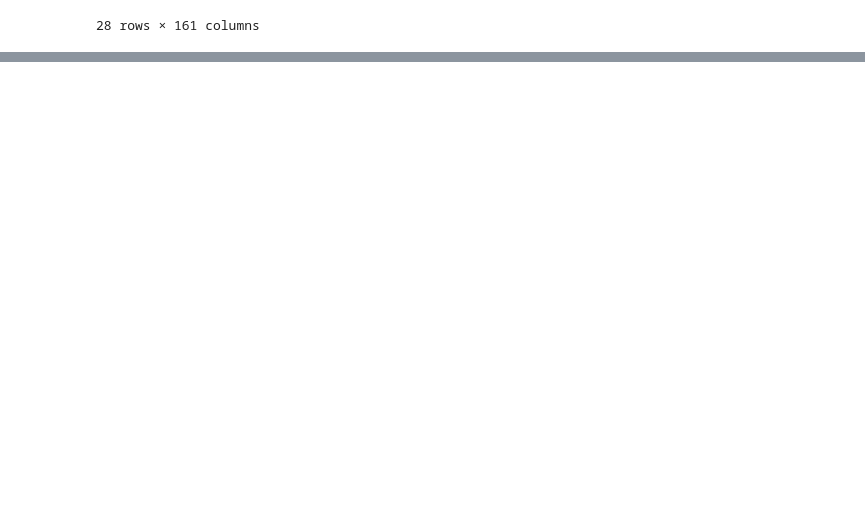
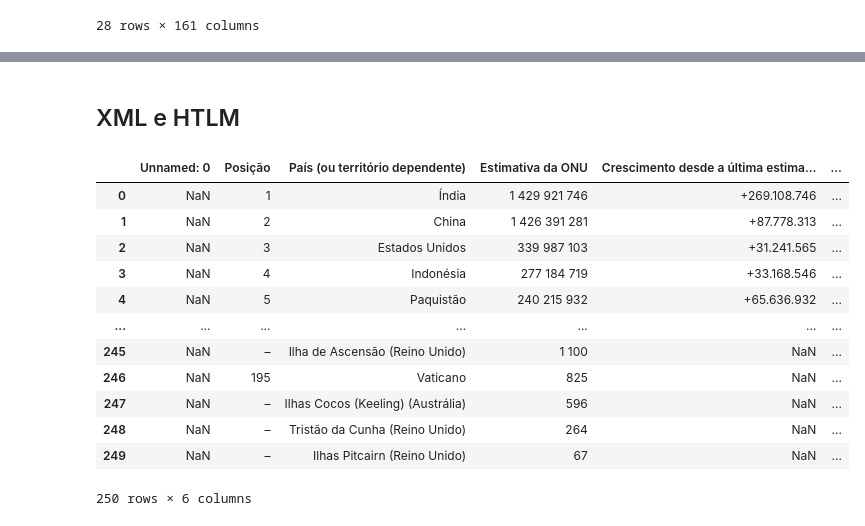
Before and after one commit to Uill-Iam/Estudo, a Jupyter notebook: Python/Pandas/Pandas_IO/pratica_exercicios.ipynb, the cells around one changed output, grey strips where cells are left out. Drawn from its saved outputs; the diff is of its cells as text; code cells hidden in the pictures; blank space fills up the shorter version.

```diff
--- a/Python/Pandas/Pandas_IO/pratica_exercicios.ipynb
+++ b/Python/Pandas/Pandas_IO/pratica_exercicios.ipynb
@@ -35,0 +92,22 @@ dados_sus = pd.read_csv(url,sep=';',encoding='ISO-8859-1',skiprows=3,skipfooter
+# %% [markdown]
+## XML e HTLM
+# %%
+url = 'https://pt.wikipedia.org/wiki/Lista_de_pa%C3%ADses_por_popula%C3%A7%C3%A3o'
+# %%
+popolacao_pais =  pd.read_html(url)
+# %%
+popolacao_pais[0]
+# %% [output]
+|  | Unnamed: 0 | Posição | País (ou território dependente) | Estimativa da ONU | Crescimento desde a última estima... | ... |
+| 0 | NaN | 1 | Índia | 1 429 921 746 | +269.108.746 | ... |
+| 1 | NaN | 2 | China | 1 426 391 281 | +87.778.313 | ... |
+| 2 | NaN | 3 | Estados Unidos | 339 987 103 | +31.241.565 | ... |
+| 3 | NaN | 4 | Indonésia | 277 184 719 | +33.168.546 | ... |
+| 4 | NaN | 5 | Paquistão | 240 215 932 | +65.636.932 | ... |
+| ... | ... | ... | ... | ... | ... | ... |
+| 245 | NaN | – | Ilha de Ascensão (Reino Unido) | 1 100 | NaN | ... |
+| 246 | NaN | 195 | Vaticano | 825 | NaN | ... |
+| 247 | NaN | – | Ilhas Cocos (Keeling) (Austrália) | 596 | NaN | ... |
+| 248 | NaN | – | Tristão da Cunha (Reino Unido) | 264 | NaN | ... |
+| 249 | NaN | – | Ilhas Pitcairn (Reino Unido) | 67 | NaN | ... |
+250 rows × 6 columns
```
Also changed, not shown: parts of 8 cells of this notebook, 9 other files.
